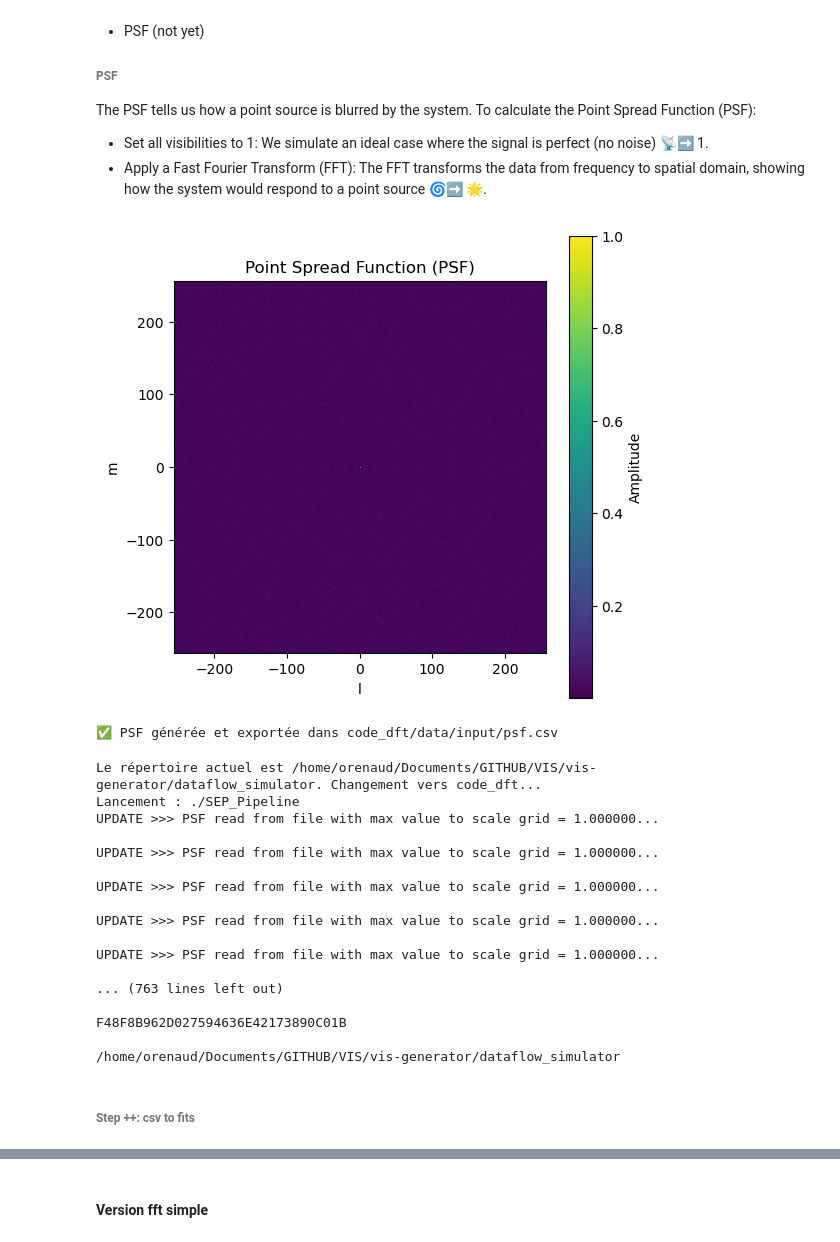
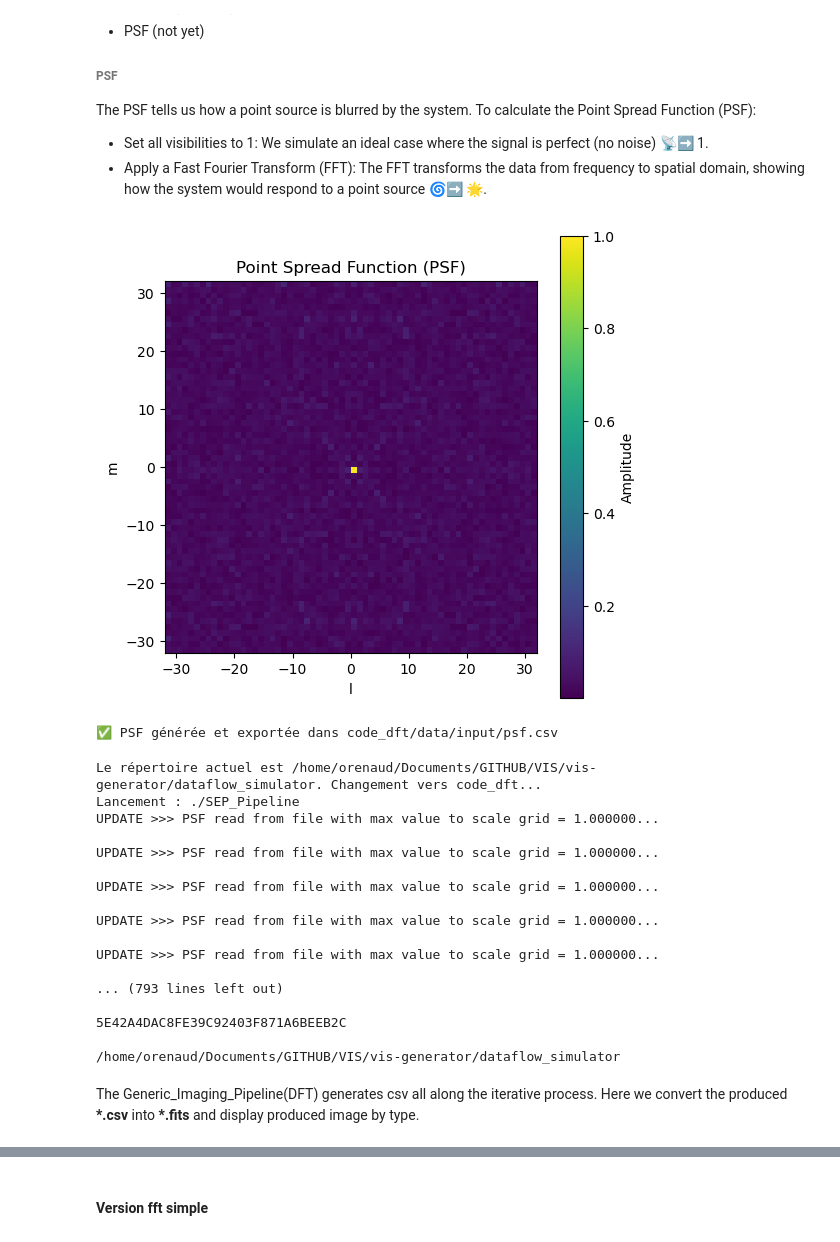
Before and after one commit to Ophelie-Renaud/measurementset-simulator, a Jupyter notebook: dataflow_simulator/ms_from_fits_dataflow.ipynb, the cells around one changed output, grey strips where cells are left out. Drawn from its saved outputs; the diff is of its cells as text; code cells hidden in the pictures.

```diff
--- a/dataflow_simulator/ms_from_fits_dataflow.ipynb
+++ b/dataflow_simulator/ms_from_fits_dataflow.ipynb
@@ -289,10 +290,10 @@ To calculate the Point Spread Function (PSF):
 - Apply a Fast Fourier Transform (FFT): The FFT transforms the data from frequency to spatial domain, showing how the system would respond to a point source 🌀➡️ 🌟.
 # %%
 from script.psf import generate_psf
-GRID_SIZE = 512
+GRID_SIZE = 64
 generate_psf(GRID_SIZE,"code/vis.csv","code_dft/data/input/psf.csv")
 # %% [output]
-[figure, old version]
+[figure, new version]
 ✅ PSF générée et exportée dans code_dft/data/input/psf.csv
 # %%
 import os
@@ -312,7 +313,7 @@ else:
 EXECUTABLE = "./SEP_Pipeline"
 
 print(f"Lancement : {EXECUTABLE}")
-result = subprocess.run([EXECUTABLE, "2000", "512", "50"], capture_output=True, text=True)
+result = subprocess.run([EXECUTABLE, "2000", "64", "200"], capture_output=True, text=True)
 print(result.stdout)
 if result.stderr:
     print(f"Erreur :\n{result.stderr}")
@@ -332,13 +333,13 @@ UPDATE >>> PSF read from file with max value to scale grid = 1.000000...
 
 UPDATE >>> PSF read from file with max value to scale grid = 1.000000...
 
-... (763 lines left out)
+... (793 lines left out)
 
-F48F8B962D027594636E42173890C01B
+5E42A4DAC8FE39C92403F871A6BEEB2C
 
 /home/orenaud/Documents/GITHUB/VIS/vis-generator/dataflow_simulator
 # %% [markdown]
-###### Step ++: csv to fits
+The Generic_Imaging_Pipeline(DFT) generates csv all along the iterative process. Here we convert the produced **\*.csv** into **\*.fits** and display produced image by type.
 # %%
 from script.csv_to_fits import *
 
```
Also changed, not shown: parts of 12 cells of this notebook, 36 other files.
